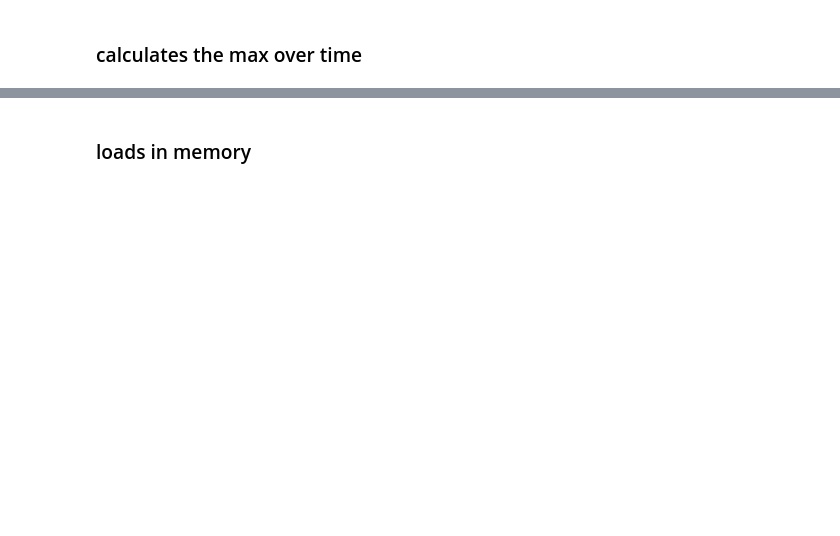
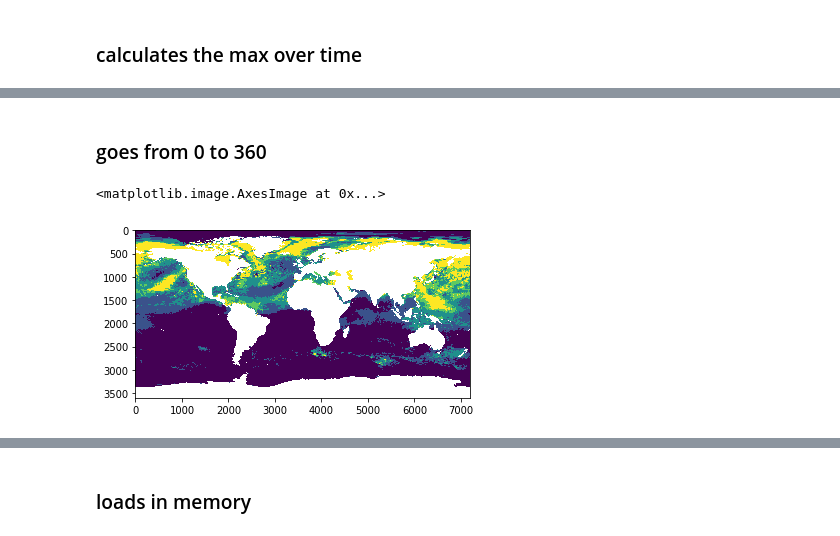
Before and after one commit to nicolasfauchereau/CoralReefWatch, a Jupyter notebook: notebooks/clip_CRW_geometries.ipynb, the cells around one changed output, grey strips where cells are left out. Saved outputs shown, nothing was run; the diff lists cells and outputs as text; code cells hidden in the pictures; blank space fills up the shorter version.

```diff
--- a/notebooks/clip_CRW_geometries.ipynb
+++ b/notebooks/clip_CRW_geometries.ipynb
@@ -21,4 +40,4 @@ lfiles
 # %% [markdown]
 ### reads in the BAA 7 days max
 # %%
-dset = xr.open_mfdataset(lfiles)
+BAA = xr.open_mfdataset(lfiles)
@@ -27,4 +64,4 @@ dset
 # %% [markdown]
 ### calculates the max over time
 # %%
-dset = dset.max('time')
+BAA = BAA.max('time')
@@ -33 +80,3 @@ dset
+# %% [markdown]
+### goes from 0 to 360
 # %%
@@ -35,3 +84,6 @@ dset_rolled = dset.assign_coords(lon=(dset.lon % 360)).roll(lon=(dset.dims['lon'
 # %%
-plt.imshow(dset['CRW_BAA_max7d'].data)
+plt.imshow(BAA['CRW_BAA_max7d'].data)
+# %% [output]
+<matplotlib.image.AxesImage at 0x...>
+[figure, added]
 # %%
```
Also changed, not shown: parts of 64 cells of this notebook, 1 other file.
